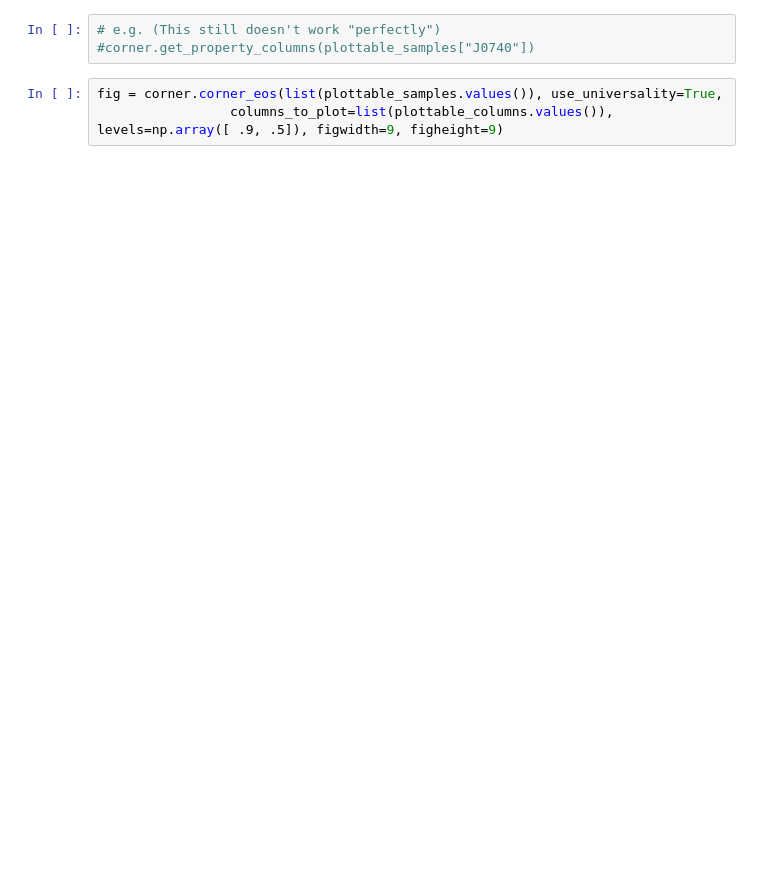
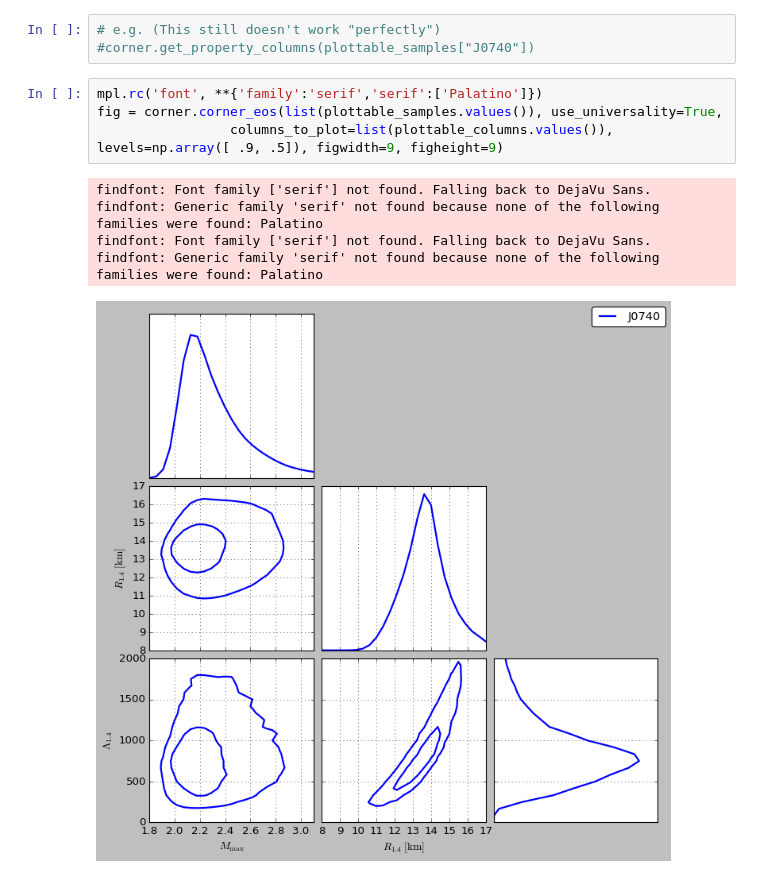
Before and after one commit to isaaclegred/temperance, a Jupyter notebook: Examples/EoSPopulation.ipynb, the cells around one changed output. Saved outputs shown, nothing was run; the diff lists cells and outputs as text; blank space fills up the shorter version.

```diff
--- a/Examples/EoSPopulation.ipynb
+++ b/Examples/EoSPopulation.ipynb
@@ -72,6 +72,13 @@ plottable_samples
 # e.g. (This still doesn't work "perfectly")
 #corner.get_property_columns(plottable_samples["J0740"])
 # %%
+mpl.rc('font', **{'family':'serif','serif':['Palatino']})
 fig = corner.corner_eos(list(plottable_samples.values()), use_universality=True,
                  columns_to_plot=list(plottable_columns.values()), levels=np.array([ .9, .5]), figwidth=9, figheight=9)
+# %% [output]
+findfont: Font family ['serif'] not found. Falling back to DejaVu Sans.
+findfont: Generic family 'serif' not found because none of the following families were found: Palatino
+findfont: Font family ['serif'] not found. Falling back to DejaVu Sans.
+findfont: Generic family 'serif' not found because none of the following families were found: Palatino
+[figure, added]
 # %%
```
Also changed, not shown: parts of 25 cells of this notebook, 8 other files.
